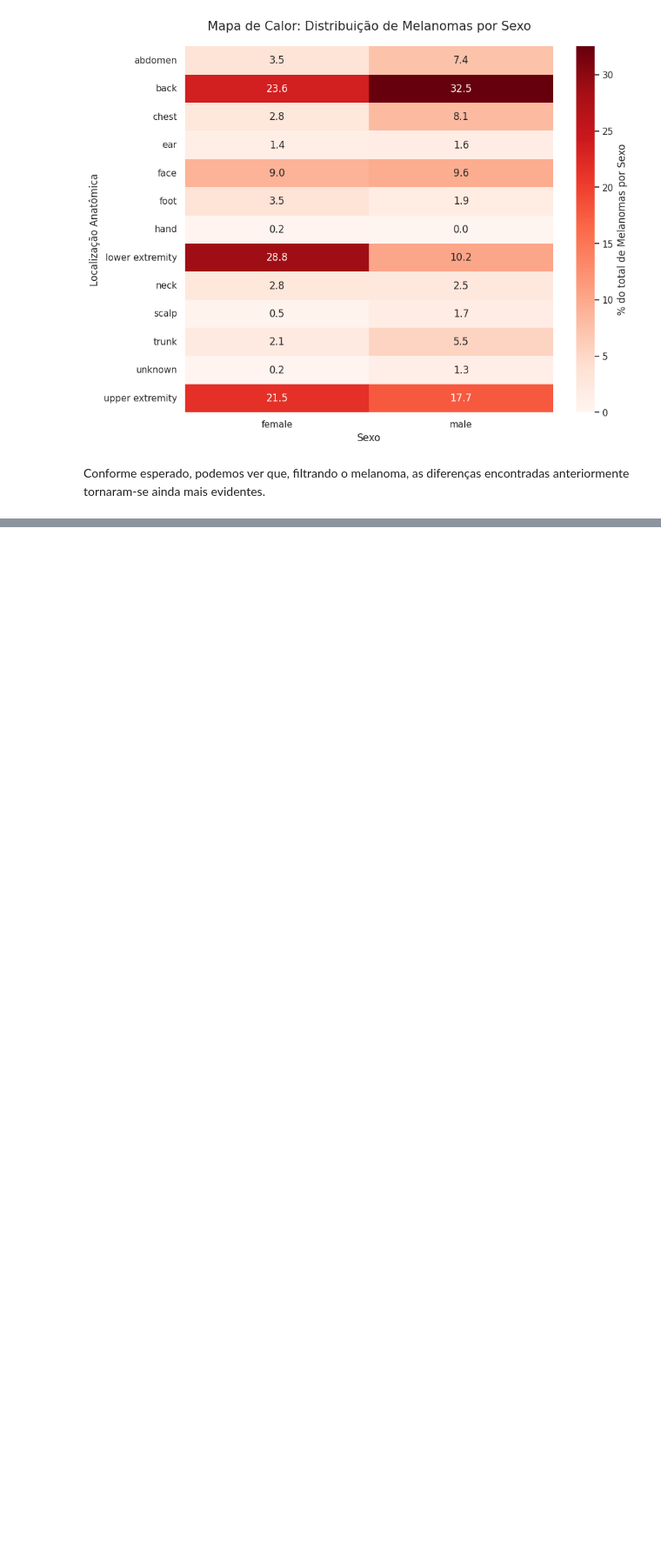
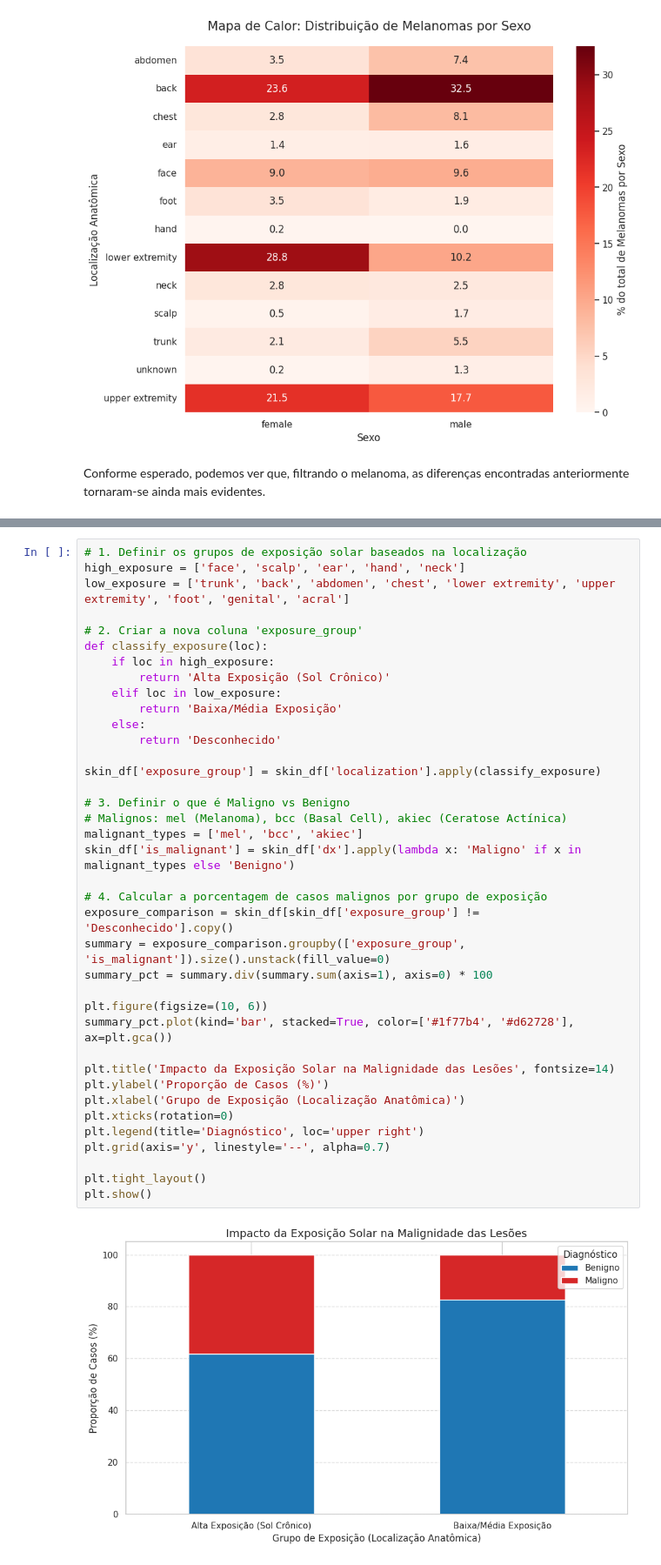
Before and after one commit to cristianalethangads/projetoads, a Jupyter notebook: projetoads.ipynb, the cells around one changed output, grey strips where cells are left out. Shown at 87% size. Saved outputs shown, nothing was run; the diff lists cells and outputs as text; blank space fills up the shorter version.

```diff
--- a/projetoads.ipynb
+++ b/projetoads.ipynb
@@ -321,0 +330,40 @@ Conforme esperado, podemos ver que, filtrando o melanoma, as diferenças encontr
+# %%
+# 1. Definir os grupos de exposição solar baseados na localização
+high_exposure = ['face', 'scalp', 'ear', 'hand', 'neck']
+low_exposure = ['trunk', 'back', 'abdomen', 'chest', 'lower extremity', 'upper extremity', 'foot', 'genital', 'acral']
+
+# 2. Criar a nova coluna 'exposure_group'
+def classify_exposure(loc):
+    if loc in high_exposure:
+        return 'Alta Exposição (Sol Crônico)'
+    elif loc in low_exposure:
+        return 'Baixa/Média Exposição'
+    else:
+        return 'Desconhecido'
+
+skin_df['exposure_group'] = skin_df['localization'].apply(classify_exposure)
+
+# 3. Definir o que é Maligno vs Benigno
+# Malignos: mel (Melanoma), bcc (Basal Cell), akiec (Ceratose Actínica)
+malignant_types = ['mel', 'bcc', 'akiec']
+skin_df['is_malignant'] = skin_df['dx'].apply(lambda x: 'Maligno' if x in malignant_types else 'Benigno')
+
+# 4. Calcular a porcentagem de casos malignos por grupo de exposição
+exposure_comparison = skin_df[skin_df['exposure_group'] != 'Desconhecido'].copy()
+summary = exposure_comparison.groupby(['exposure_group', 'is_malignant']).size().unstack(fill_value=0)
+summary_pct = summary.div(summary.sum(axis=1), axis=0) * 100
+
+plt.figure(figsize=(10, 6))
+summary_pct.plot(kind='bar', stacked=True, color=['#1f77b4', '#d62728'], ax=plt.gca())
+
+plt.title('Impacto da Exposição Solar na Malignidade das Lesões', fontsize=14)
+plt.ylabel('Proporção de Casos (%)')
+plt.xlabel('Grupo de Exposição (Localização Anatômica)')
+plt.xticks(rotation=0)
+plt.legend(title='Diagnóstico', loc='upper right')
+plt.grid(axis='y', linestyle='--', alpha=0.7)
+
+plt.tight_layout()
+plt.show()
+# %% [output]
+[figure, added]
```
Also changed, not shown: parts of 6 cells of this notebook.
